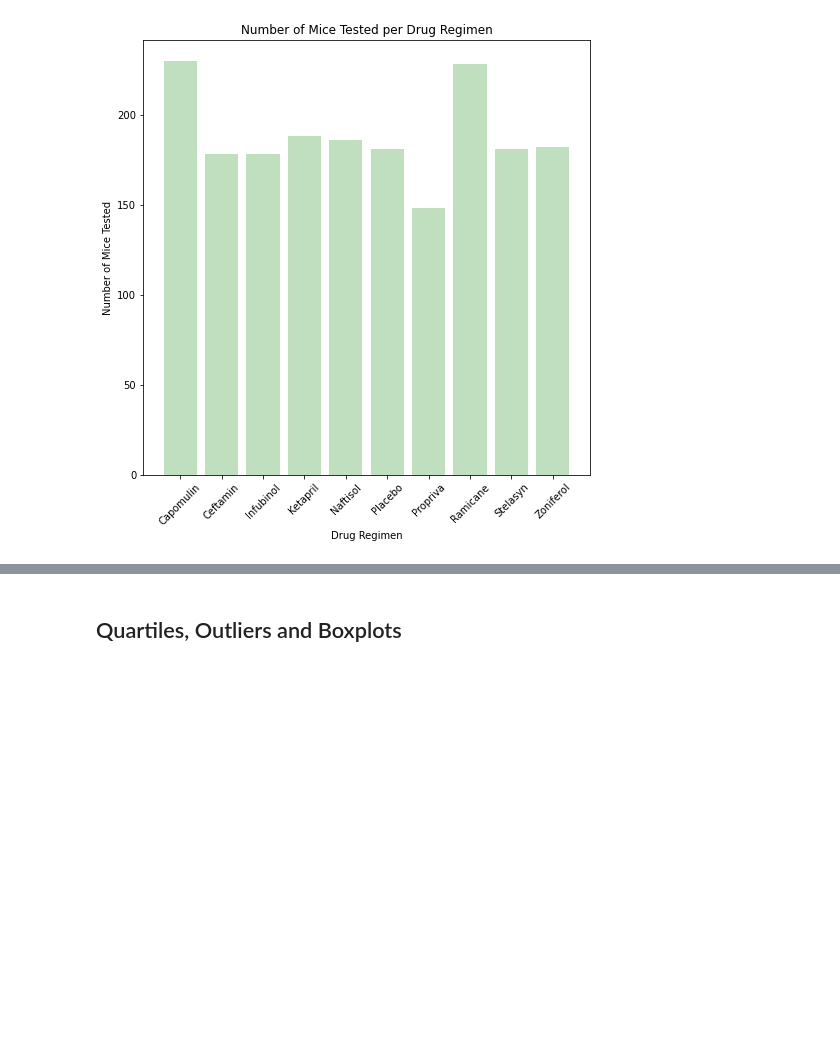
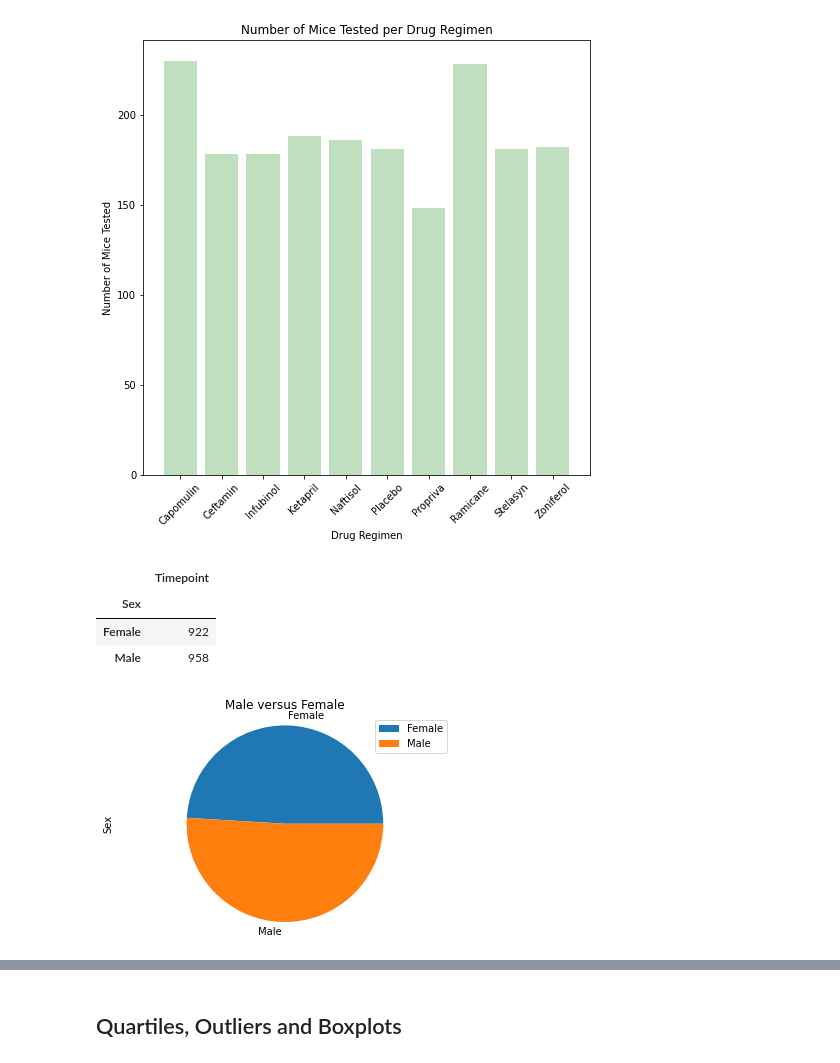
Before and after one commit to tebohl/Matplotlib-Treatment-Analysis, a Jupyter notebook: Pymaceuticals/pymaceuticals_starter.ipynb, the cells around one changed output, grey strips where cells are left out. Saved outputs shown, nothing was run; the diff lists cells and outputs as text; code cells hidden in the pictures; blank space fills up the shorter version.

```diff
--- a/Pymaceuticals/pymaceuticals_starter.ipynb
+++ b/Pymaceuticals/pymaceuticals_starter.ipynb
@@ -156,4 +150,27 @@ plt.xticks(drug_and_timepoint.index, rotation="45")
 plt.show()
 # %% [output]
 [figure]
+# %%
+# Generate a pie plot showing the distribution of female versus male mice using Pandas
+mouse_measure = mouse_study_df[["Sex","Timepoint"]]
+
+# Set the index to be "Sex" so they will be used as labels
+mouse_measure = mouse_measure.set_index("Sex")
+
+#groupby Drug Regimen, and sum the timepoints for y axis
+mouse_measure = mouse_measure.groupby("Sex")
+mouse_measure = mouse_measure.count()
+mouse_measure
+# %% [output]
+|  | Timepoint |
+| Sex |  |
+| Female | 922 |
+| Male | 958 |
+# %%
+mouse_measure_pie = mouse_measure.plot(kind="pie", y="Timepoint", title=("Male versus Female"))
+mouse_measure_pie.set_ylabel("Sex")
+plt.axis("equal")
+plt.show()
+# %% [output]
+[figure, added]
 # %%
```
Also changed, not shown: parts of 8 cells of this notebook, 1 other file.
